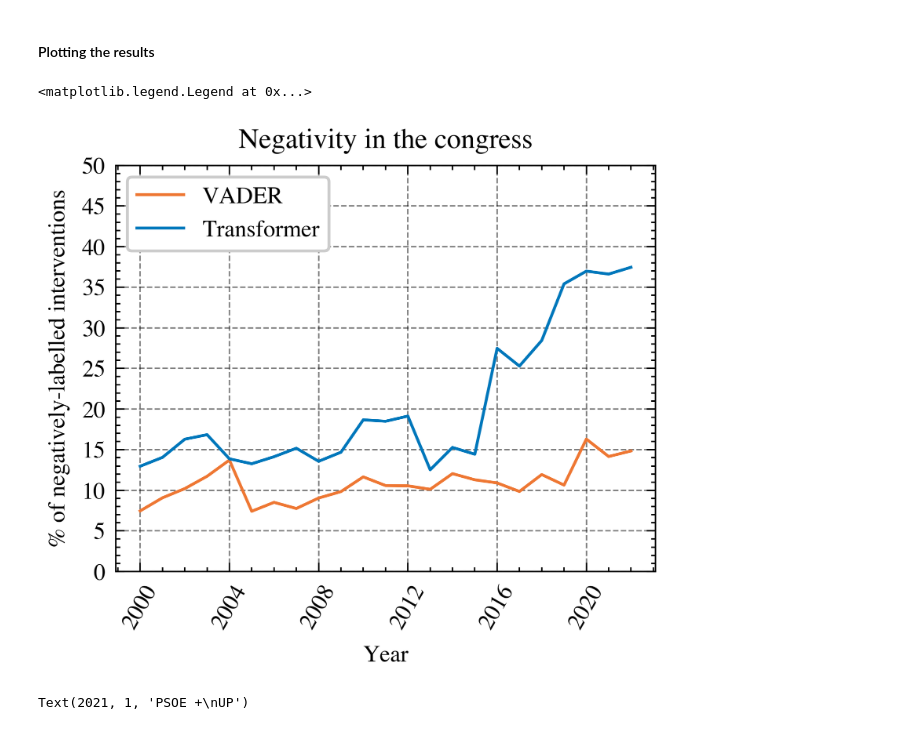
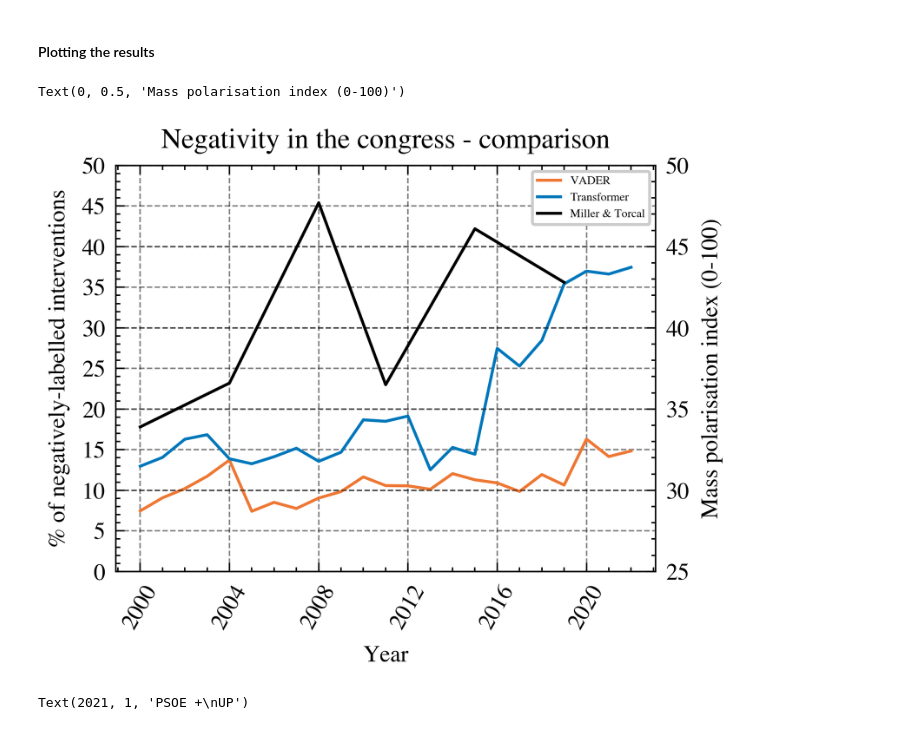
Before and after one commit to dibuja/polarisation-nlp, a Jupyter notebook: notebooks/affective_polarisation.ipynb, the cells around one changed output. Cells and saved outputs as stored; diff of their text form; code cells hidden in the pictures.

Commit message:
transformer neg. calc. and discussion

```diff
--- a/notebooks/affective_polarisation.ipynb
+++ b/notebooks/affective_polarisation.ipynb
@@ -400,15 +390,3 @@ assert len(results) == len(
-# %%
-year = 2002
-interventions = df.loc[df['y'] == year].text_trad.tolist()
-len(interventions)
-
-results = [roberta_sentiment(intervention) for intervention in interventions]
-
-with open(f"../data/interim/fixed_sent_y_{year}.txt", "w") as output:
-    output.write(str(results))
-
-assert len(results) == len(
-    interventions), 'Results length & interventions lengths differ!!'
 # %% [markdown]
 ##### Concatenating results
 # %%
@@ -426,22 +435,39 @@ for year in range(2000, 2023):
 # %%
 fig, ax = plt.subplots()
 
 x = range(2000, 2023)
 
-ax.plot(df['neg'].groupby(df['y']).sum()/cnt * 100, label='VADER')
-ax.plot(df['transf_neg'].groupby(df['y']).sum()/cnt * 100, label='Transformer')
+
+index = [2000, 2004, 2008, 2011, 2015, 2019]
+miller = [3.39, 3.66, 4.77, 3.65, 4.61, 4.28]
+mi = pd.DataFrame(index=index, data={'miller': miller})
+
+vader = df['neg'].groupby(df['y']).sum()/cnt * 100
+transformer = df['transf_neg'].groupby(df['y']).sum()/cnt * 100
+mi.miller = mi.miller * 10
+
+l1 = ax.plot(vader, label='VADER')
+l2 = ax.plot(transformer, label='Transformer')
+
+ax2 = ax.twinx()
+l3 = ax2.plot(mi.miller, label= 'Miller & Torcal', c='black')
+
+lns = l1+l2+l3
+labs = [l.get_label() for l in lns]
+ax.legend(lns, labs, fontsize=4)
 
 ax.set_yticks(range(0, 55, 5))
+ax2.set_yticks(range(25, 55, 5))
 ax.set_xticks(range(2000, 2023, 4))
 ax.set_xticklabels(range(2000, 2023, 4), rotation=60)
 
-ax.set_title('Negativity in the congress')
+ax.set_title('Negativity in the congress - comparison')
 ax.set_xlabel('Year')
 ax.set_ylabel('%' + ' of negatively-labelled interventions')
-ax.legend( loc = 'upper left')
+ax2.set_ylabel('Mass polarisation index (0-100)')
 # %% [output]
-<matplotlib.legend.Legend at 0x...>
+Text(0, 0.5, 'Mass polarisation index (0-100)')
-[figure, old version]
+[figure, new version]
 # %%
 per_group = df.groupby(['political_group', 'y'], as_index=False)['vader_com'].count()
 per_group['neg_count'] = df.groupby(['political_group', 'y'], as_index=False)['transf_neg'].sum()['transf_neg']
```
Also changed, not shown: parts of 5 cells of this notebook, 4 other files.
